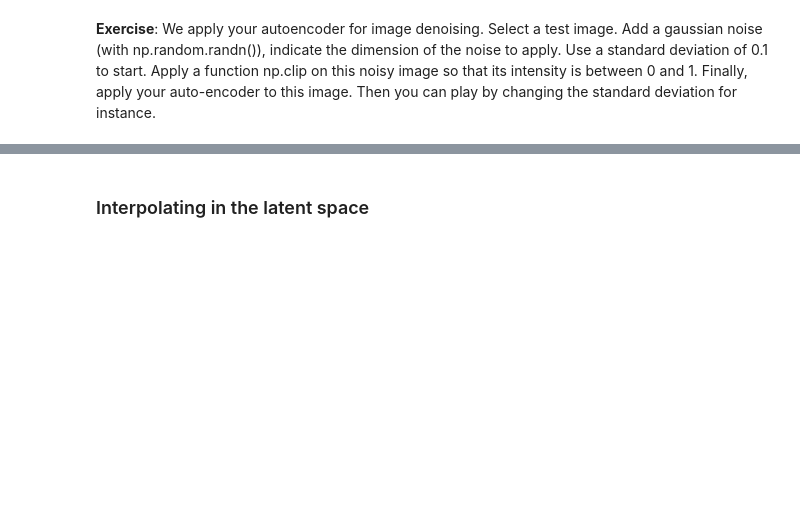
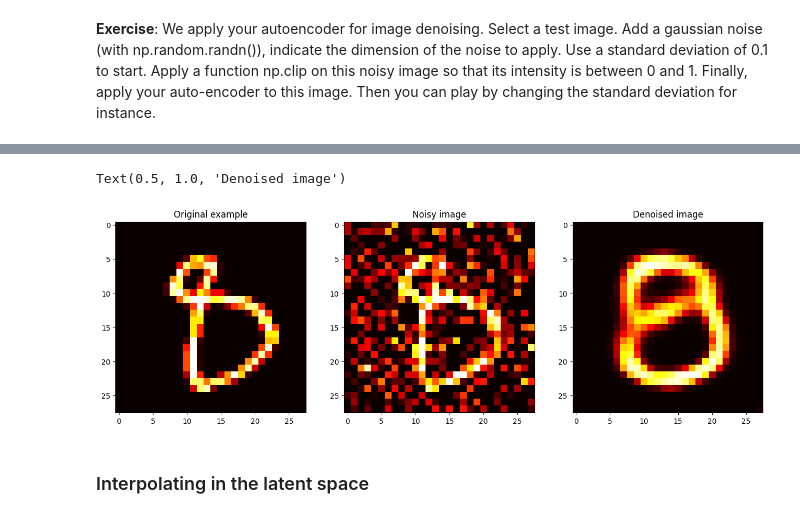
Before and after one commit to SantiagoM1227/TP_notebooks, a Jupyter notebook: English_version/TP_Bonus/TP_Keras_MNIST_autoencoder.ipynb, the cells around one changed output, grey strips where cells are left out. Cells and saved outputs as stored; diff of their text form; code cells hidden in the pictures; blank space fills up the shorter version.

```diff
--- a/English_version/TP_Bonus/TP_Keras_MNIST_autoencoder.ipynb
+++ b/English_version/TP_Bonus/TP_Keras_MNIST_autoencoder.ipynb
@@ -305,24 +338,26 @@ X_pred_test = #TO DO
 # %% [markdown]
 **Exercise**: We apply your autoencoder for image denoising. Select a test image. Add a gaussian noise (with np.random.randn()), indicate the dimension of the noise to apply. Use a standard deviation of 0.1 to start. Apply a function np.clip on this noisy image so that its intensity is between 0 and 1. Finally, apply your auto-encoder to this image. Then you can play by changing the standard deviation for instance.
 # %%
-i = 6
+i = np.random.randint(0,X_test.shape[0])
 
 image = X_test[i:(i+1)]
 
-image_noisy = #TO DO (apply a gaussian noise and apply a clipping between 0 and 1)
+image_noisy = image + np.random.randn(1,28,28,1)*0.3
+image_noisy = np.clip(image_noisy,0,1)
 
-image_denoised = #TO DO
+image_denoised = new_model.predict(image_noisy)
 
 plt.figure(figsize = (16,9))
 
 plt.subplot(131)
-plt.imshow(#TO DO)
+plt.imshow(image[0,:,:,0])
 plt.title("Original example")
 
 plt.subplot(132)
-plt.imshow(#TO DO)
+plt.imshow(image_noisy[0,:,:,0])
 plt.title("Noisy image")
 
 plt.subplot(133)
-plt.imshow(#TO DO)
+plt.imshow(image_denoised[0,:,:,0])
 plt.title("Denoised image")
+# %% [output]
@@ -329,3 +365,5 @@ plt.title("Denoised image")
+Text(0.5, 1.0, 'Denoised image')
+[figure, added]
 # %% [markdown]
 ### Interpolating in the latent space
 # %% [markdown]
```
Also changed, not shown: parts of 16 cells of this notebook.
